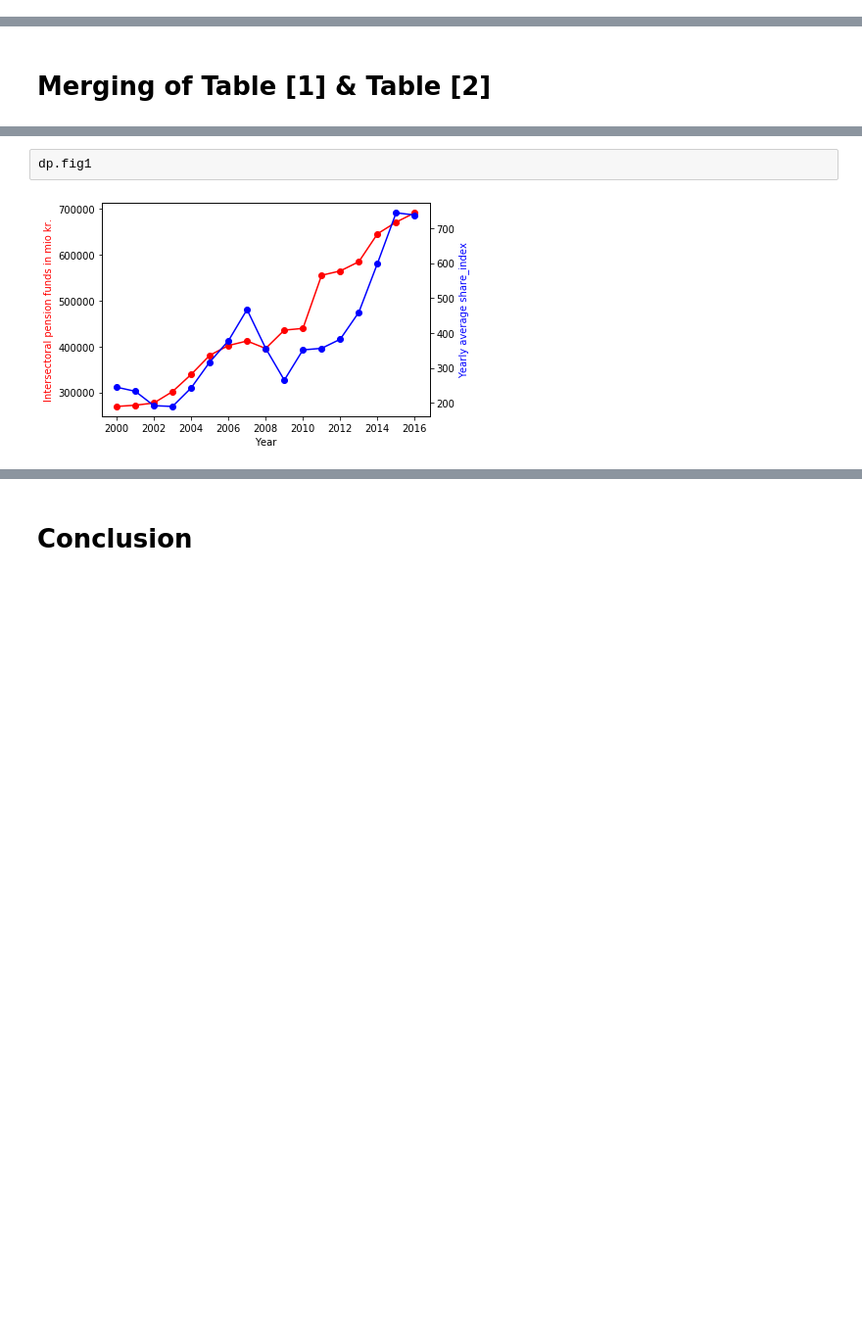
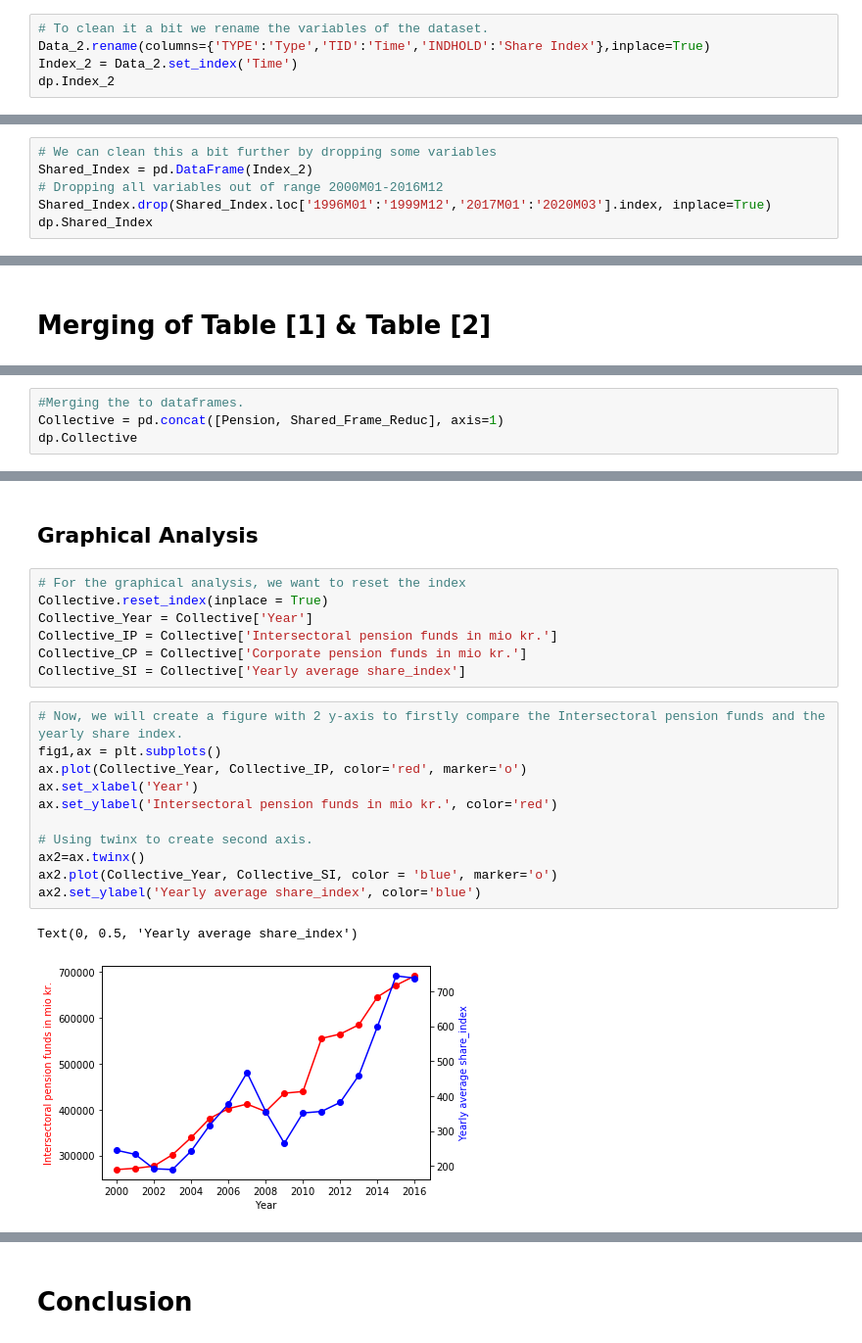
Before and after one commit to NumEconCopenhagen/projects-2020-group-60, a Jupyter notebook: dataproject/dataproject.ipynb, the cells around one changed output, grey strips where cells are left out. Shown: that part at 98% size. Drawn from its saved outputs; the diff is of its cells as text; blank space fills up the shorter version.

```diff
--- a/dataproject/dataproject.ipynb
+++ b/dataproject/dataproject.ipynb
@@ -303,0 +284,5 @@ dp.Shared_Frame_Reduc
+# %%
+# To clean it a bit we rename the variables of the dataset.
+Data_2.rename(columns={'TYPE':'Type','TID':'Time','INDHOLD':'Share Index'},inplace=True)
+Index_2 = Data_2.set_index('Time')
+dp.Index_2
@@ -303,0 +304,6 @@ dp.Shared_Frame_Reduc
+# %%
+# We can clean this a bit further by dropping some variables
+Shared_Index = pd.DataFrame(Index_2)
+# Dropping all variables out of range 2000M01-2016M12
+Shared_Index.drop(Shared_Index.loc['1996M01':'1999M12','2017M01':'2020M03'].index, inplace=True)
+dp.Shared_Index
@@ -326,0 +378,4 @@ dp.Collective
+# %%
+#Merging the to dataframes.
+Collective = pd.concat([Pension, Shared_Frame_Reduc], axis=1)
+dp.Collective
@@ -339,5 +417,24 @@ There is seen a strong correlation between the average yearly share index with r
-# %%
-dp.fig1
-# %% [output]
-[figure, removed]
+# %% [markdown]
+## Graphical Analysis
+# %%
+# For the graphical analysis, we want to reset the index
+Collective.reset_index(inplace = True)
+Collective_Year = Collective['Year']
+Collective_IP = Collective['Intersectoral pension funds in mio kr.']
+Collective_CP = Collective['Corporate pension funds in mio kr.']
+Collective_SI = Collective['Yearly average share_index']
+# %%
+# Now, we will create a figure with 2 y-axis to firstly compare the Intersectoral pension funds and the yearly share index.
+fig1,ax = plt.subplots()
+ax.plot(Collective_Year, Collective_IP, color='red', marker='o')
+ax.set_xlabel('Year')
+ax.set_ylabel('Intersectoral pension funds in mio kr.', color='red')
+
+# Using twinx to create second axis.
+ax2=ax.twinx()
+ax2.plot(Collective_Year, Collective_SI, color = 'blue', marker='o')
+ax2.set_ylabel('Yearly average share_index', color='blue')
+# %% [output]
+Text(0, 0.5, 'Yearly average share_index')
+[figure, added]
 # %% [markdown]
```
Also changed, not shown: parts of 54 cells of this notebook.
